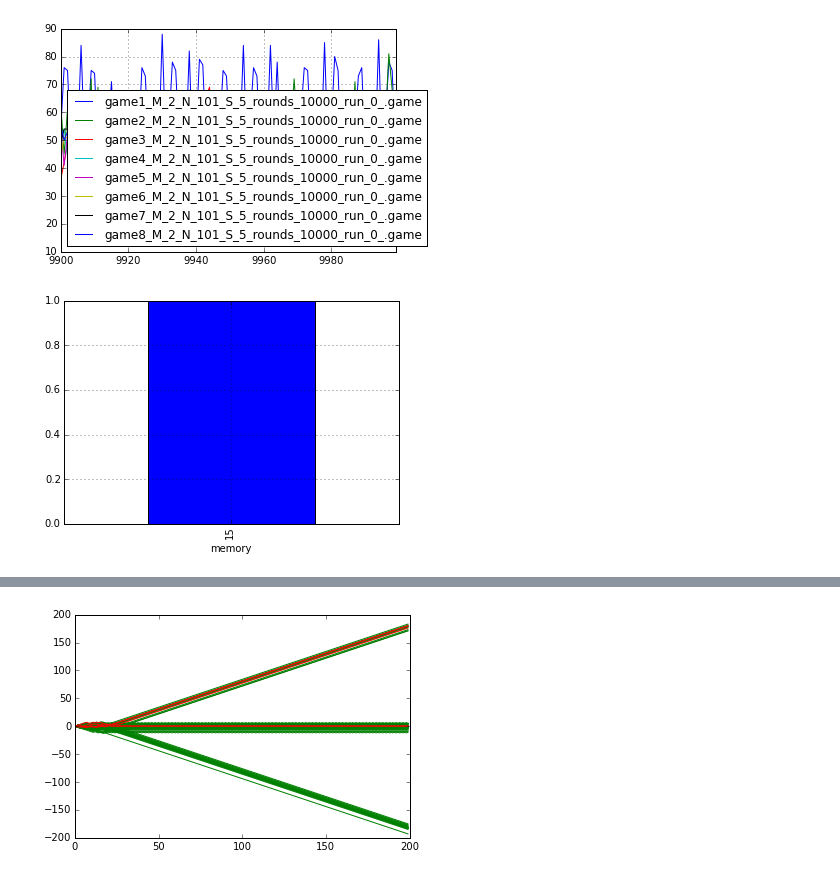
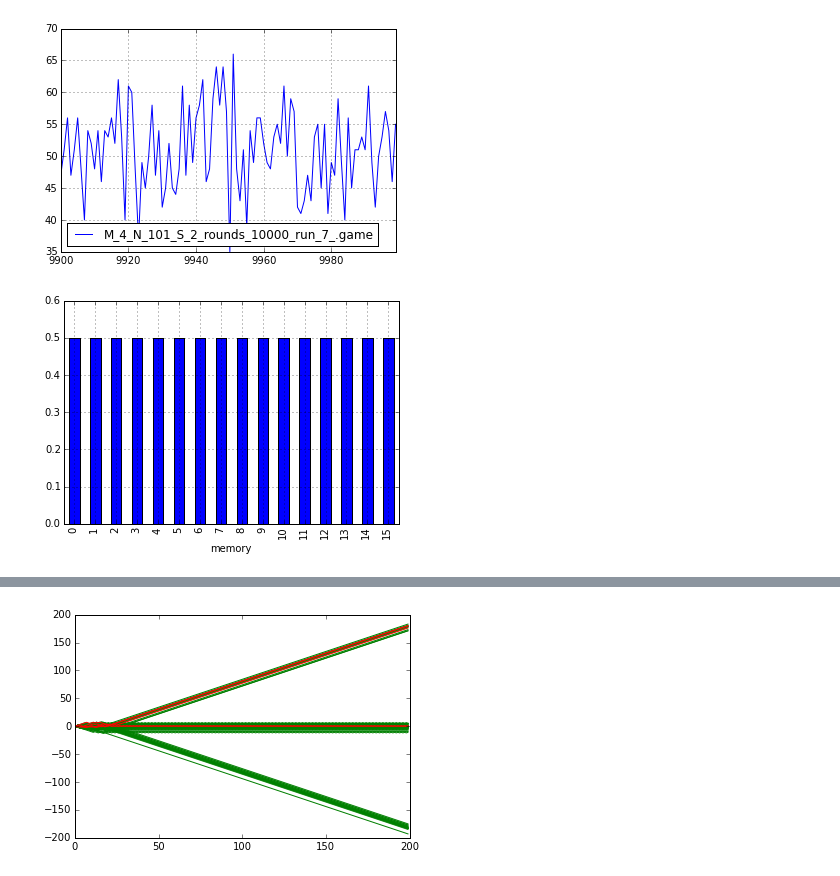
Before and after one commit to sandromehic/mingam, a Jupyter notebook: analysis/ControlParameters.ipynb, the cells around one changed output, grey strips where cells are left out. Drawn from its saved outputs; the diff is of its cells as text; code cells hidden in the pictures.

```diff
--- a/analysis/ControlParameters.ipynb
+++ b/analysis/ControlParameters.ipynb
@@ -161,8 +142,8 @@ gamedata.sort(columns='variance')
 # %%
-plotAtt('N_101')
+plotAtt('N_101', 'M_4' ,'run_7')
 # %% [output]
-[figure, old version]
+[figure, new version]
 # %%
-plotHistoryToProb(4,'M_4', 'N_101', 'run_2')
+plotHistoryToProb(4,'M_4', 'N_101', 'run_7')
 # %% [output]
-[figure, old version]
+[figure, new version]
```
Also changed, not shown: parts of 7 cells of this notebook, 5 other files.
